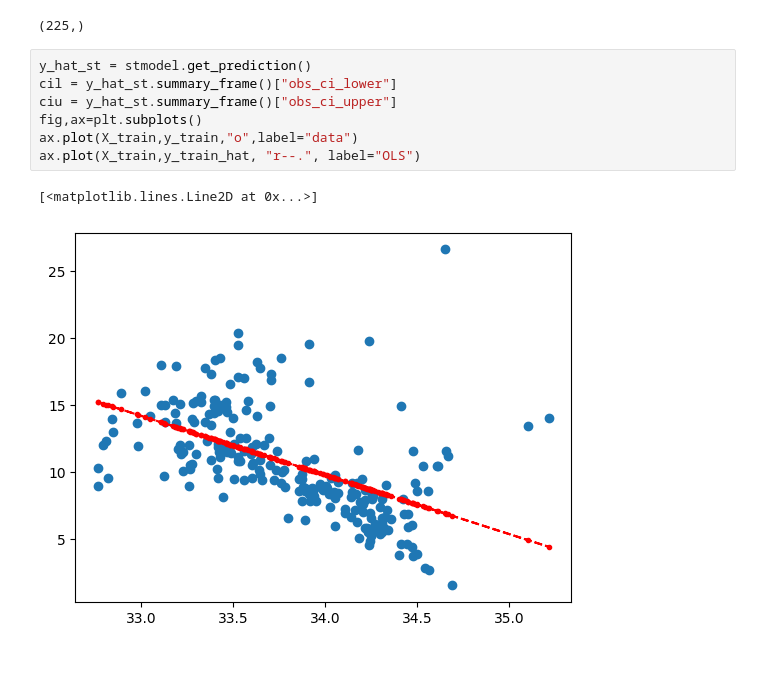
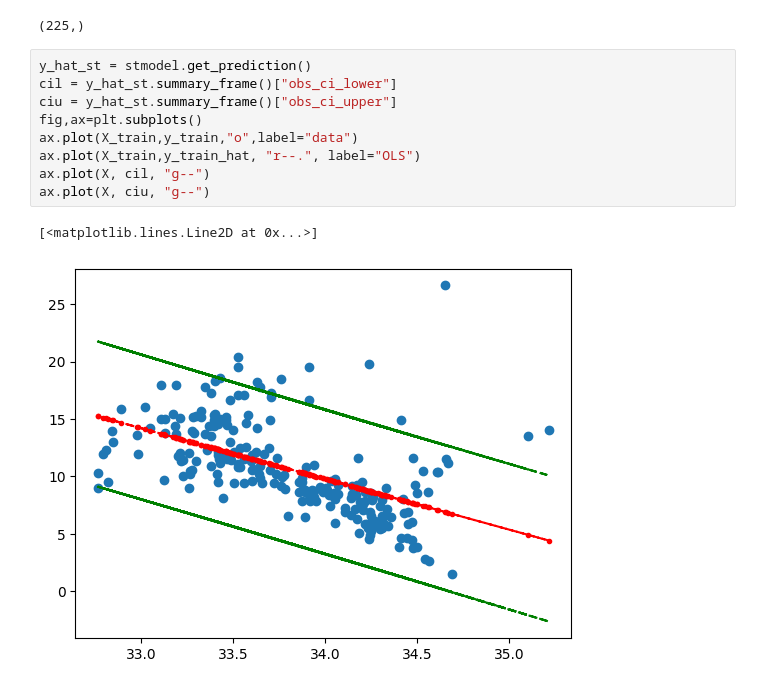
Before and after one commit to felixjbo/calcofi_statsmodels, a Jupyter notebook: notebooks/notebook.ipynb, the cells around one changed output. Saved outputs shown, nothing was run; the diff lists cells and outputs as text.

```diff
--- a/notebooks/notebook.ipynb
+++ b/notebooks/notebook.ipynb
@@ -134,10 +134,12 @@ y_train_hat.shape
 # %%
 y_hat_st = stmodel.get_prediction()
 cil = y_hat_st.summary_frame()["obs_ci_lower"]
 ciu = y_hat_st.summary_frame()["obs_ci_upper"]
 fig,ax=plt.subplots()
 ax.plot(X_train,y_train,"o",label="data")
 ax.plot(X_train,y_train_hat, "r--.", label="OLS")
+ax.plot(X, cil, "g--")
+ax.plot(X, ciu, "g--")
 # %% [output]
 [<matplotlib.lines.Line2D at 0x...>]
-[figure, old version]
+[figure, new version]
```
Also changed, not shown: parts of 2 cells of this notebook.
